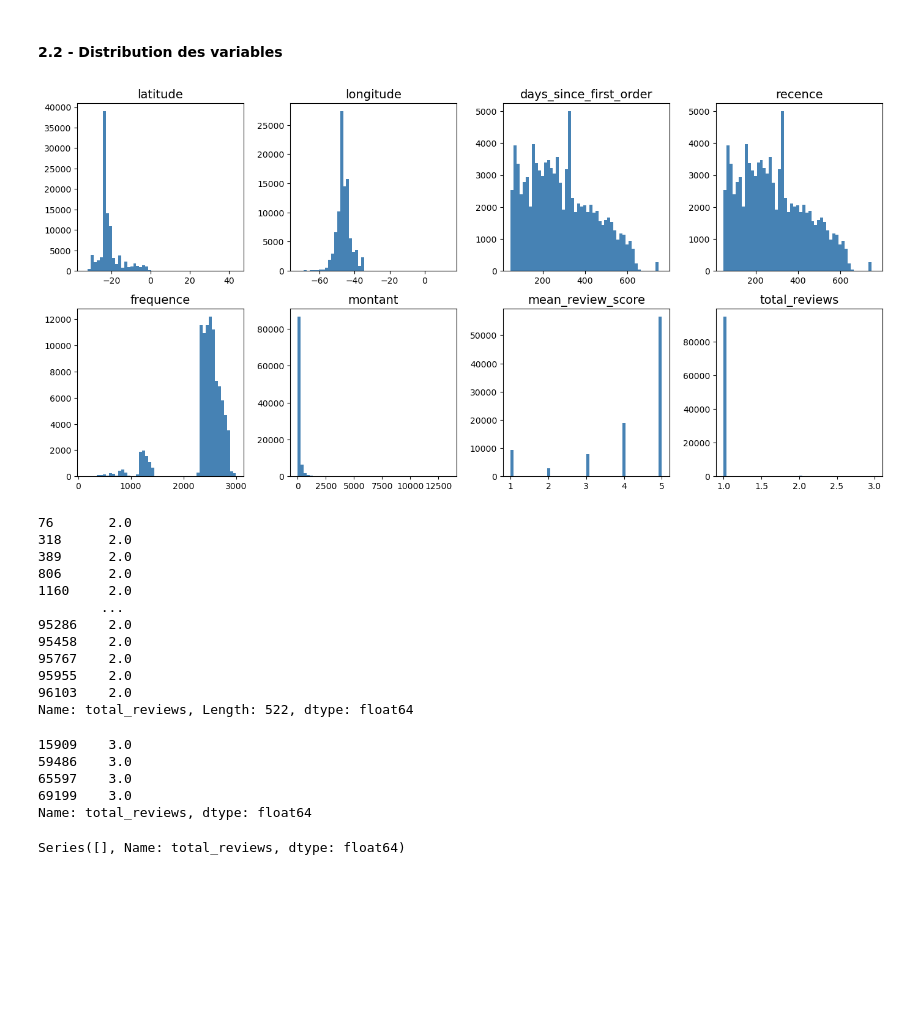
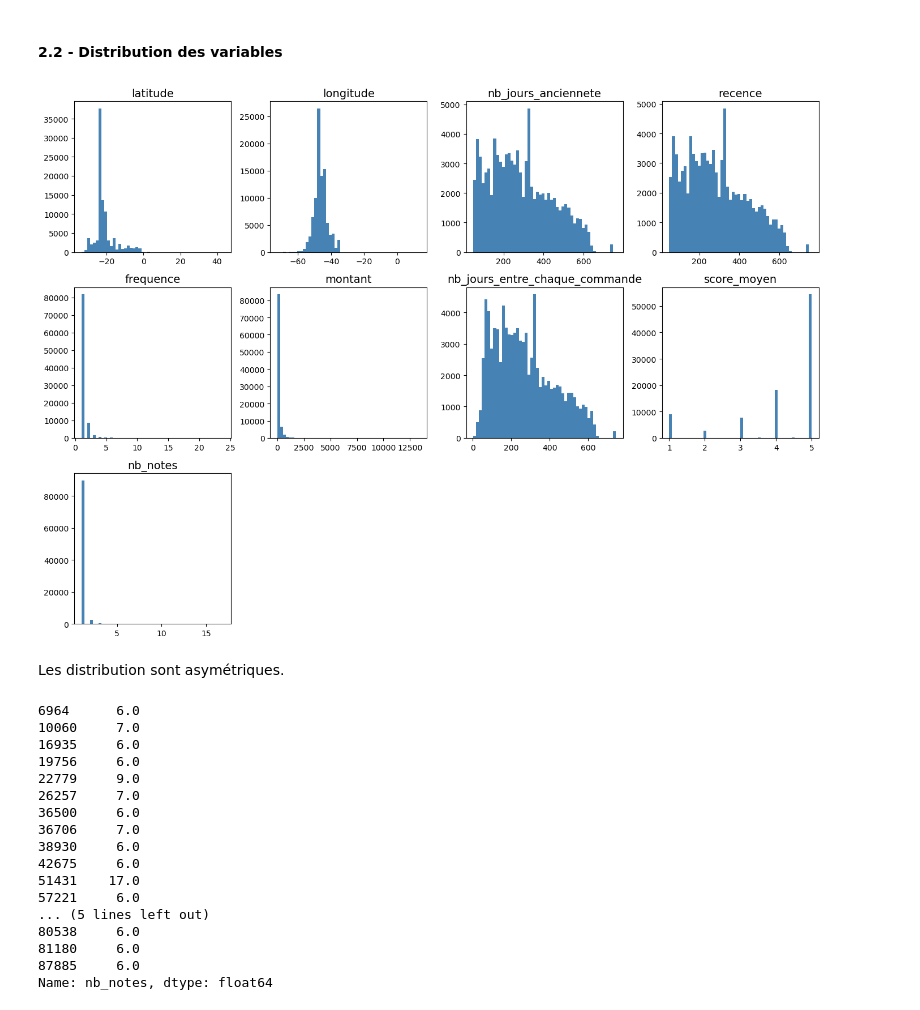
Before and after one commit to ludovic-source/Data_scientist_formation, a Jupyter notebook: projet_5/Projet_5_exploration.ipynb, the cells around one changed output. Saved outputs shown, nothing was run; the diff lists cells and outputs as text; code cells hidden in the pictures; blank space fills up the shorter version.

```diff
--- a/projet_5/Projet_5_exploration.ipynb
+++ b/projet_5/Projet_5_exploration.ipynb
@@ -278,46 +295,39 @@ plt.show()
 # %% [markdown]
 #### 2.2 - Distribution des variables
 # %%
-df = data.drop('customer_id', axis=1, inplace=False)
+df = data.drop('customer_unique_id', axis=1, inplace=False)
 
 # Créer des histogrammes pour chaque colonne
 fig = plt.figure(figsize=(14, 10))
 for feat_idx in range(df.shape[1]):  # Pour chaque colonne
     ax = fig.add_subplot(3, 4, feat_idx + 1)  # Ajouter à la grille
     h = ax.hist(df.iloc[:, feat_idx], bins=50, color="steelblue", edgecolor="none")
     ax.set_title(df.columns[feat_idx], fontsize=14)
 
 plt.tight_layout()
 plt.show()
 # %% [output]
-[figure, old version]
+[figure, new version]
+# %% [markdown]
+Les distribution sont asymétriques.
 # %%
-mask = df['total_reviews'] > 1
-df.loc[mask, 'total_reviews']
+mask = df['nb_notes'] > 5
+df.loc[mask, 'nb_notes']
 # %% [output]
-76       2.0
-318      2.0
-389      2.0
-806      2.0
-1160     2.0
-        ...
-95286    2.0
-95458    2.0
-95767    2.0
-95955    2.0
-96103    2.0
-Name: total_reviews, Length: 522, dtype: float64
+6964      6.0
+10060     7.0
+16935     6.0
+19756     6.0
+22779     9.0
+26257     7.0
+36500     6.0
+36706     7.0
+38930     6.0
+42675     6.0
+51431    17.0
+57221     6.0
+... (5 lines left out)
+80538     6.0
+81180     6.0
+87885     6.0
+Name: nb_notes, dtype: float64
-# %%
-mask = df['total_reviews'] > 2
-df.loc[mask, 'total_reviews']
-# %% [output]
-15909    3.0
-59486    3.0
-65597    3.0
-69199    3.0
-Name: total_reviews, dtype: float64
-# %%
-mask = df['total_reviews'] > 4
-df.loc[mask, 'total_reviews']
-# %% [output]
-Series([], Name: total_reviews, dtype: float64)
```
Also changed, not shown: parts of 21 cells of this notebook.
